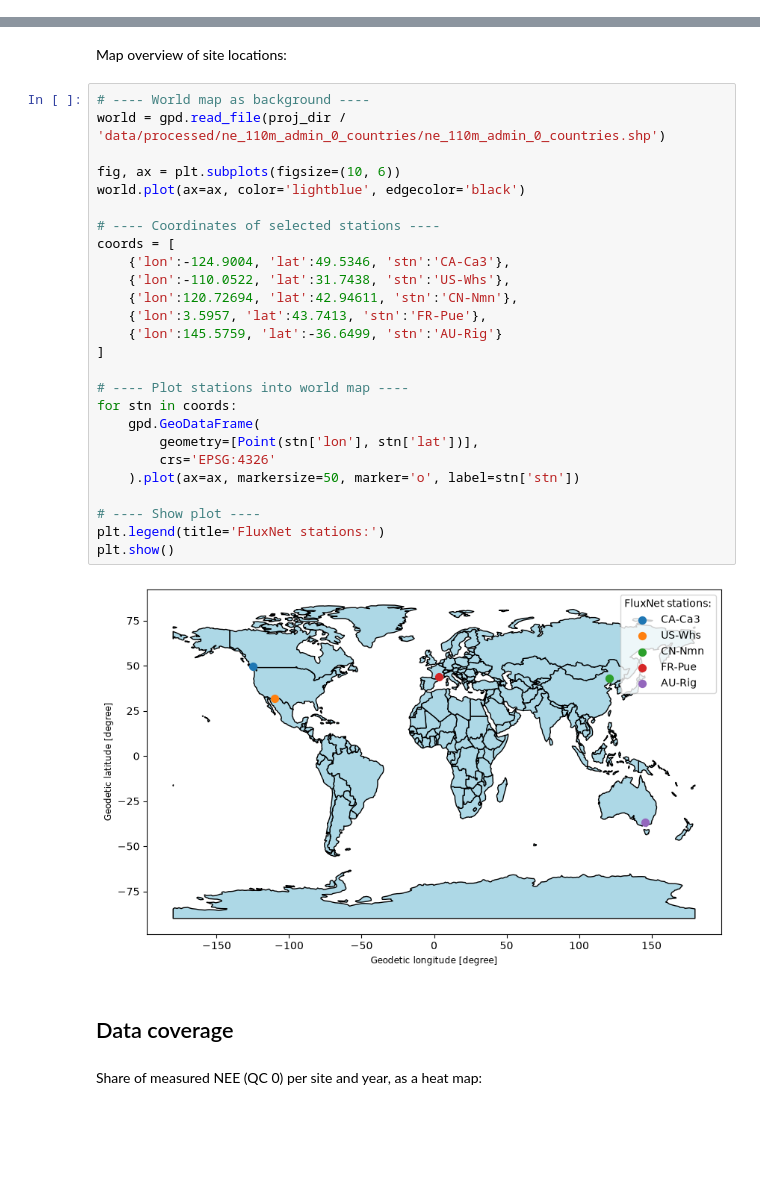
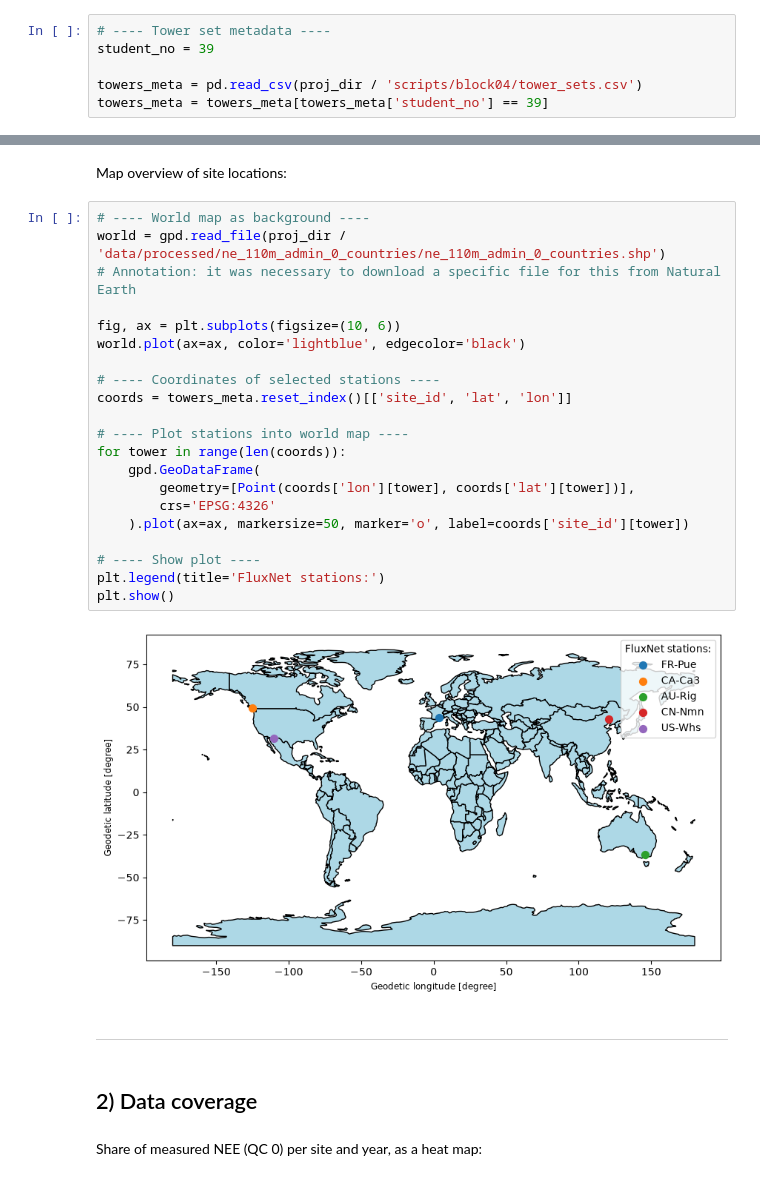
Before and after one commit to loew-b/datascience_env_monit, a Jupyter notebook: reports/block04_flux_observations.ipynb, the cells around one changed output, grey strips where cells are left out. Saved outputs shown, nothing was run; the diff lists cells and outputs as text; blank space fills up the shorter version.

Commit message:
Block 04 assignment reworked

```diff
--- a/reports/block04_flux_observations.ipynb
+++ b/reports/block04_flux_observations.ipynb
@@ -52,2 +65,8 @@ data_df['station'] = data_df.index
+# %%
+# ---- Tower set metadata ----
+student_no = 39
+
+towers_meta = pd.read_csv(proj_dir / 'scripts/block04/tower_sets.csv')
+towers_meta = towers_meta[towers_meta['student_no'] == 39]
 # %% [markdown]
 Table with information about the five selected FluxNet sites:
@@ -64,33 +92,30 @@ Map overview of site locations:
 # %%
 # ---- World map as background ----
 world = gpd.read_file(proj_dir / 'data/processed/ne_110m_admin_0_countries/ne_110m_admin_0_countries.shp')
+# Annotation: it was necessary to download a specific file for this from Natural Earth
 
 fig, ax = plt.subplots(figsize=(10, 6))
 world.plot(ax=ax, color='lightblue', edgecolor='black')
 
 # ---- Coordinates of selected stations ----
-coords = [
-    {'lon':-124.9004, 'lat':49.5346, 'stn':'CA-Ca3'},
-    {'lon':-110.0522, 'lat':31.7438, 'stn':'US-Whs'},
-    {'lon':120.72694, 'lat':42.94611, 'stn':'CN-Nmn'},
-    {'lon':3.5957, 'lat':43.7413, 'stn':'FR-Pue'},
-    {'lon':145.5759, 'lat':-36.6499, 'stn':'AU-Rig'}
-]
+coords = towers_meta.reset_index()[['site_id', 'lat', 'lon']]
 
 # ---- Plot stations into world map ----
-for stn in coords:
+for tower in range(len(coords)):
     gpd.GeoDataFrame(
-        geometry=[Point(stn['lon'], stn['lat'])],
+        geometry=[Point(coords['lon'][tower], coords['lat'][tower])],
         crs='EPSG:4326'
-    ).plot(ax=ax, markersize=50, marker='o', label=stn['stn'])
+    ).plot(ax=ax, markersize=50, marker='o', label=coords['site_id'][tower])
 
 # ---- Show plot ----
 plt.legend(title='FluxNet stations:')
 plt.show()
 # %% [output]
-[figure, old version]
+[figure, new version]
+# %% [markdown]
+----------
 # %% [markdown]
-## Data coverage
+## 2\) Data coverage
 # %% [markdown]
 Share of measured NEE (QC 0) per site and year, as a heat map:
 # %%
```
Also changed, not shown: parts of 23 cells of this notebook.
